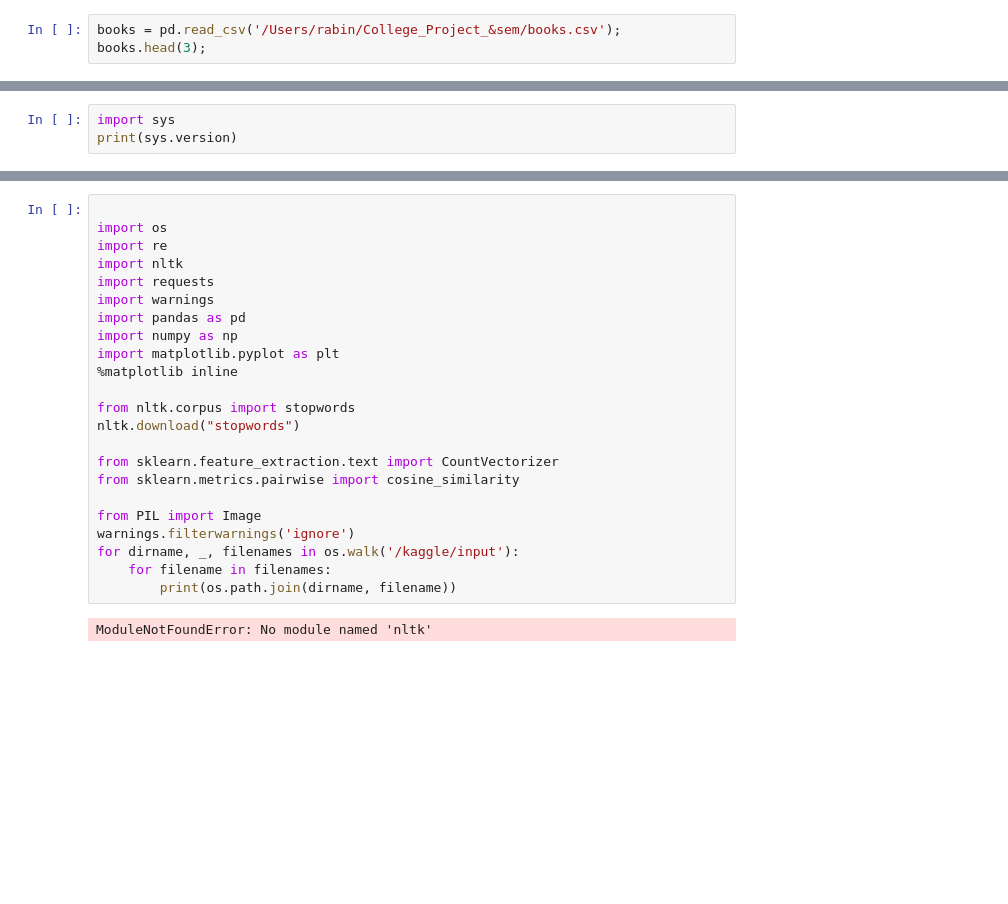
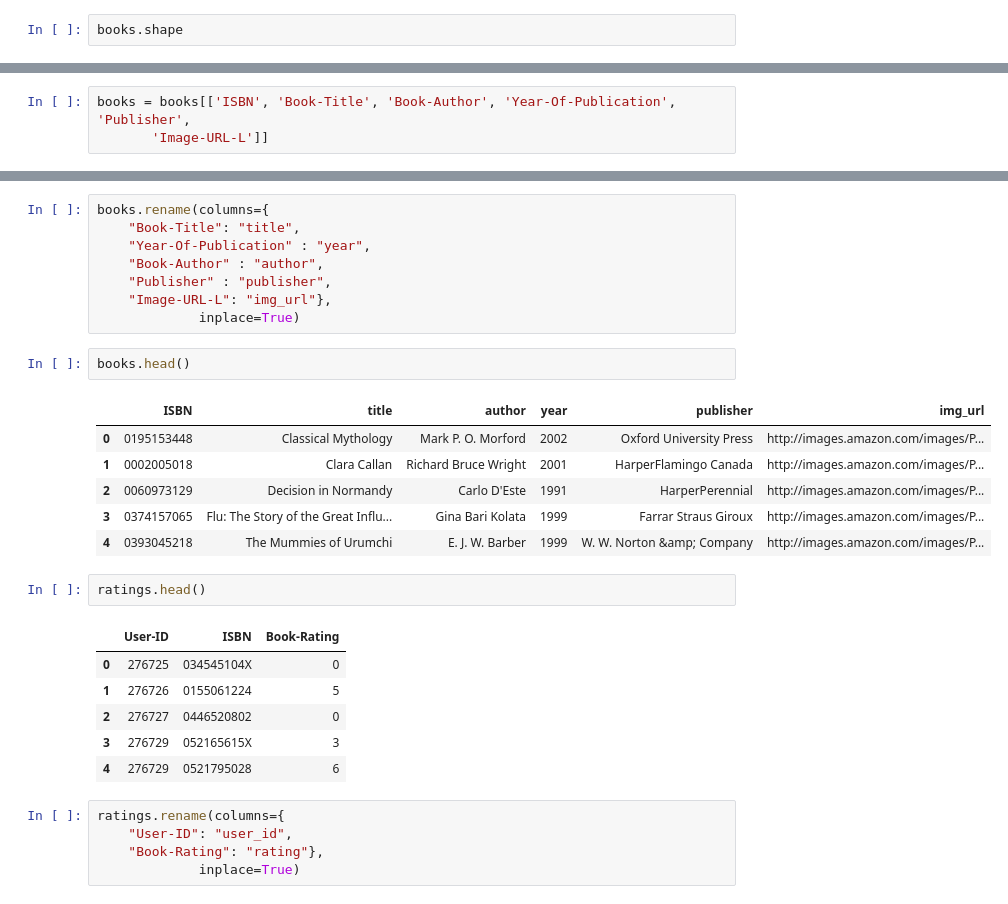
Before and after one commit to neupanerabin/College_Project, a Jupyter notebook: Singular value Decomposition/Untitled.ipynb, the cells around one changed output, grey strips where cells are left out. Saved outputs shown, nothing was run; the diff lists cells and outputs as text; blank space fills up the shorter version.

```diff
--- a/Singular value Decomposition/Untitled.ipynb
+++ b/Singular value Decomposition/Untitled.ipynb
@@ -34,4 +23,3 @@ ModuleNotFoundError: No module named 'nltk'
 # %%
-books = pd.read_csv('/Users/rabin/College_Project_&sem/books.csv');
-books.head(3);
+books.shape
 # %% [output]
@@ -43,3 +33,3 @@ Hello, World!
 # %%
-import sys
-print(sys.version)
+books = books[['ISBN', 'Book-Title', 'Book-Author', 'Year-Of-Publication', 'Publisher',
+       'Image-URL-L']]
@@ -48,25 +36,31 @@ print(sys.version)
 # %%
-
-import os
-import re
-import nltk
-import requests
-import warnings
-import pandas as pd
-import numpy as np
-import matplotlib.pyplot as plt
-%matplotlib inline
-
-from nltk.corpus import stopwords
-nltk.download("stopwords")
-
-from sklearn.feature_extraction.text import CountVectorizer
-from sklearn.metrics.pairwise import cosine_similarity
-
-from PIL import Image
-warnings.filterwarnings('ignore')
-for dirname, _, filenames in os.walk('/kaggle/input'):
-    for filename in filenames:
-        print(os.path.join(dirname, filename))
+books.rename(columns={
+    "Book-Title": "title",
+    "Year-Of-Publication" : "year",
+    "Book-Author" : "author",
+    "Publisher" : "publisher",
+    "Image-URL-L": "img_url"},
+             inplace=True)
-# %% [output]
-ModuleNotFoundError: No module named 'nltk'
+# %%
+books.head()
+# %% [output]
+|  | ISBN | title | author | year | publisher | img_url |
+| 0 | 0195153448 | Classical Mythology | Mark P. O. Morford | 2002 | Oxford University Press | http://images.amazon.com/images/P... |
+| 1 | 0002005018 | Clara Callan | Richard Bruce Wright | 2001 | HarperFlamingo Canada | http://images.amazon.com/images/P... |
+| 2 | 0060973129 | Decision in Normandy | Carlo D'Este | 1991 | HarperPerennial | http://images.amazon.com/images/P... |
+| 3 | 0374157065 | Flu: The Story of the Great Influ... | Gina Bari Kolata | 1999 | Farrar Straus Giroux | http://images.amazon.com/images/P... |
+| 4 | 0393045218 | The Mummies of Urumchi | E. J. W. Barber | 1999 | W. W. Norton &amp; Company | http://images.amazon.com/images/P... |
+# %%
+ratings.head()
+# %% [output]
+|  | User-ID | ISBN | Book-Rating |
+| 0 | 276725 | 034545104X | 0 |
+| 1 | 276726 | 0155061224 | 5 |
+| 2 | 276727 | 0446520802 | 0 |
+| 3 | 276729 | 052165615X | 3 |
+| 4 | 276729 | 0521795028 | 6 |
+# %%
+ratings.rename(columns={
+    "User-ID": "user_id",
+    "Book-Rating": "rating"},
+             inplace=True)
```
Also changed, not shown: parts of 39 cells of this notebook, 2 other files.
